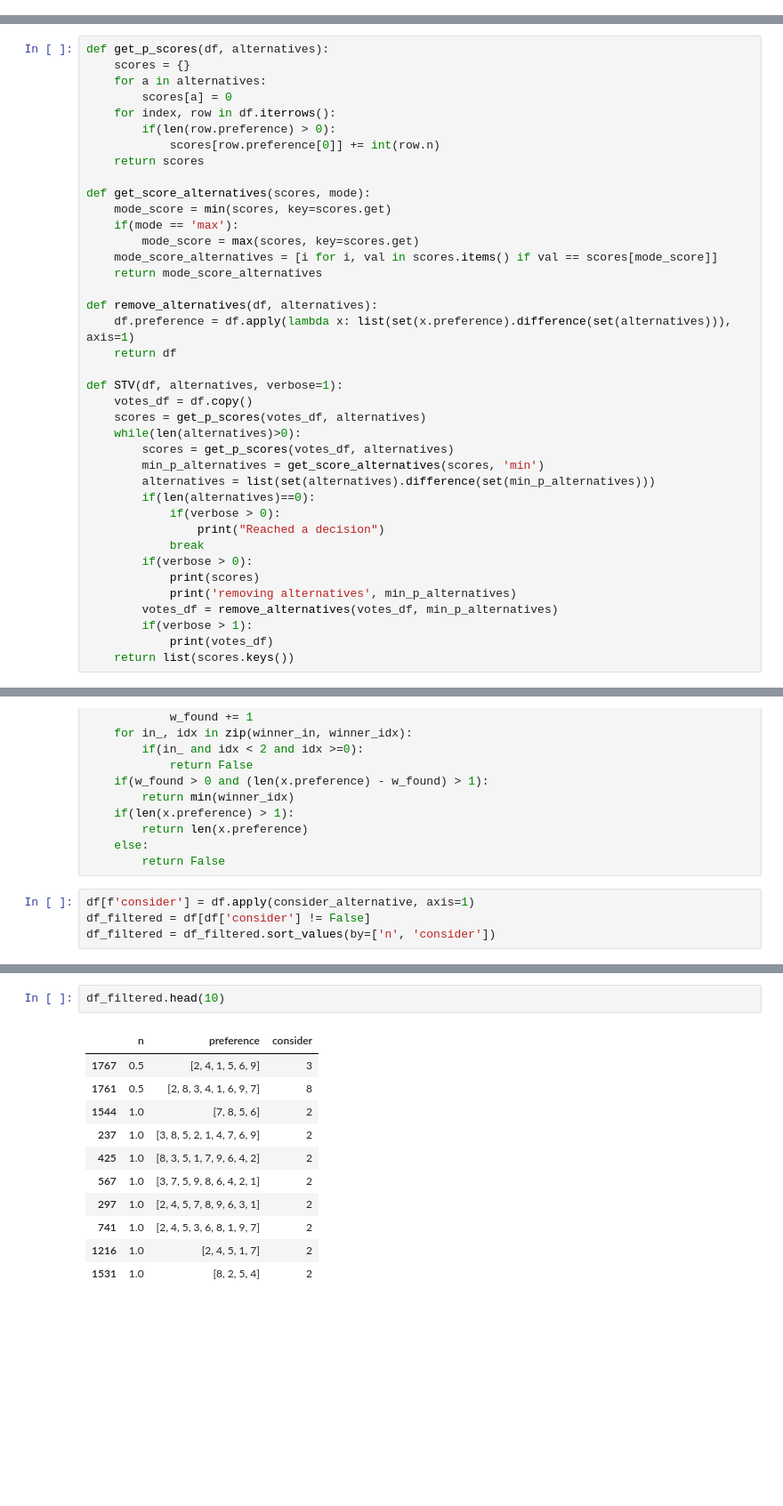
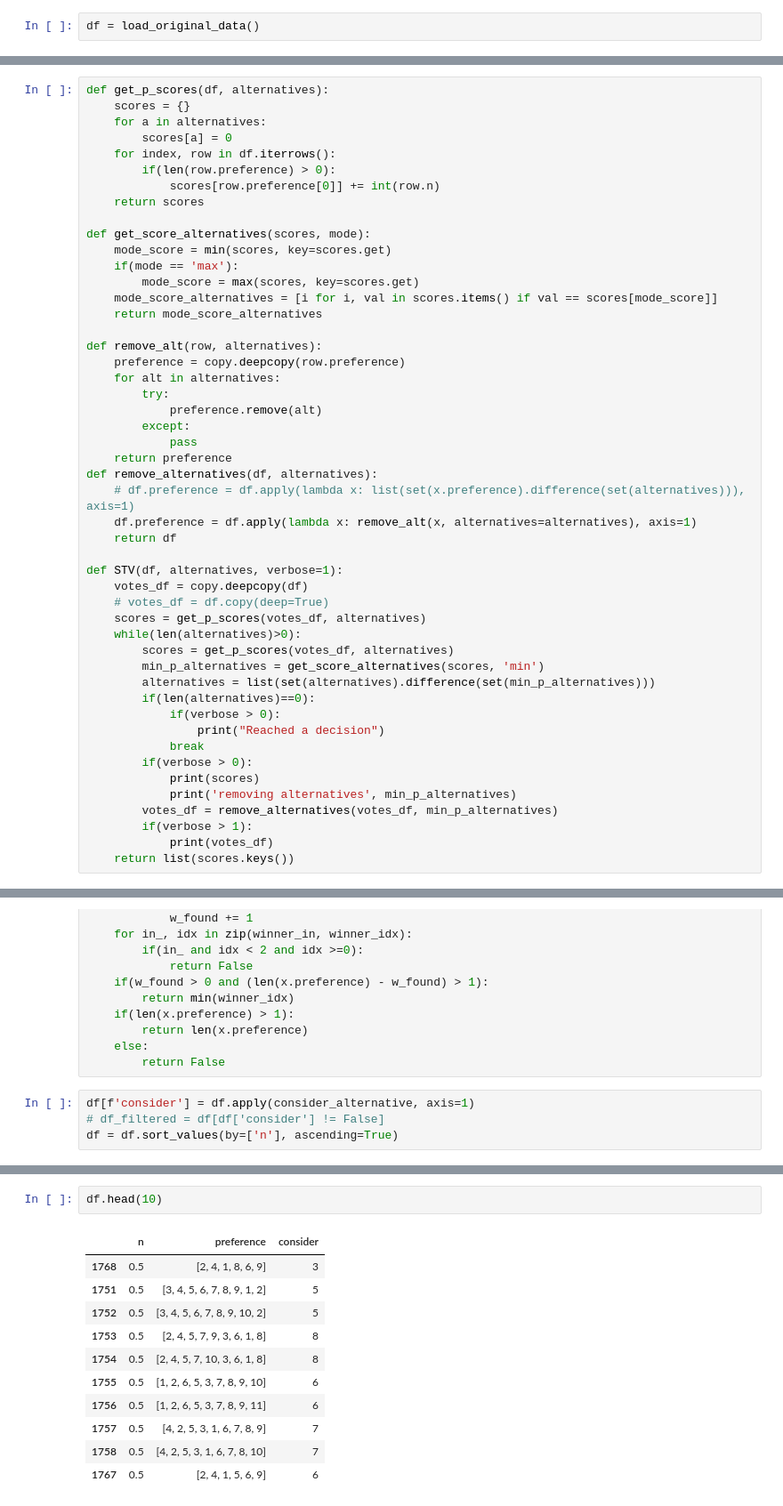
Before and after one commit to juanluislopez24/CSC_homework_3_group4, a Jupyter notebook: STV.ipynb, the cells around one changed output, grey strips where cells are left out. Shown at 89% size. Cells and saved outputs as stored; diff of their text form; blank space fills up the shorter version.

```diff
--- a/STV.ipynb
+++ b/STV.ipynb
@@ -65,0 +46,2 @@ defaultdict(int,
+# %%
+df = load_original_data()
@@ -120,12 +106,22 @@ def get_score_alternatives(scores, mode):
     mode_score_alternatives = [i for i, val in scores.items() if val == scores[mode_score]]
     return mode_score_alternatives
 
+def remove_alt(row, alternatives):
+    preference = copy.deepcopy(row.preference)
+    for alt in alternatives:
+        try:
+            preference.remove(alt)
+        except:
+            pass
+    return preference
 def remove_alternatives(df, alternatives):
-    df.preference = df.apply(lambda x: list(set(x.preference).difference(set(alternatives))), axis=1)
+    # df.preference = df.apply(lambda x: list(set(x.preference).difference(set(alternatives))), axis=1)
+    df.preference = df.apply(lambda x: remove_alt(x, alternatives=alternatives), axis=1)
     return df
 
 def STV(df, alternatives, verbose=1):
-    votes_df = df.copy()
+    votes_df = copy.deepcopy(df)
+    # votes_df = df.copy(deep=True)
     scores = get_p_scores(votes_df, alternatives)
     while(len(alternatives)>0):
         scores = get_p_scores(votes_df, alternatives)
@@ -187,5 +199,5 @@ def consider_alternative(x):
         return False
 # %%
 df[f'consider'] = df.apply(consider_alternative, axis=1)
-df_filtered = df[df['consider'] != False]
-df_filtered = df_filtered.sort_values(by=['n', 'consider'])
+# df_filtered = df[df['consider'] != False]
+df = df.sort_values(by=['n'], ascending=True)
@@ -192,14 +220,14 @@ df_filtered = df_filtered.sort_values(by=['n', 'consider'])
 # %%
-df_filtered.head(10)
+df.head(10)
 # %% [output]
 |  | n | preference | consider |
-| 1767 | 0.5 | [2, 4, 1, 5, 6, 9] | 3 |
-| 1761 | 0.5 | [2, 8, 3, 4, 1, 6, 9, 7] | 8 |
-| 1544 | 1.0 | [7, 8, 5, 6] | 2 |
-| 237 | 1.0 | [3, 8, 5, 2, 1, 4, 7, 6, 9] | 2 |
-| 425 | 1.0 | [8, 3, 5, 1, 7, 9, 6, 4, 2] | 2 |
-| 567 | 1.0 | [3, 7, 5, 9, 8, 6, 4, 2, 1] | 2 |
-| 297 | 1.0 | [2, 4, 5, 7, 8, 9, 6, 3, 1] | 2 |
-| 741 | 1.0 | [2, 4, 5, 3, 6, 8, 1, 9, 7] | 2 |
-| 1216 | 1.0 | [2, 4, 5, 1, 7] | 2 |
-| 1531 | 1.0 | [8, 2, 5, 4] | 2 |
+| 1768 | 0.5 | [2, 4, 1, 8, 6, 9] | 3 |
+| 1751 | 0.5 | [3, 4, 5, 6, 7, 8, 9, 1, 2] | 5 |
+| 1752 | 0.5 | [3, 4, 5, 6, 7, 8, 9, 10, 2] | 5 |
+| 1753 | 0.5 | [2, 4, 5, 7, 9, 3, 6, 1, 8] | 8 |
+| 1754 | 0.5 | [2, 4, 5, 7, 10, 3, 6, 1, 8] | 8 |
+| 1755 | 0.5 | [1, 2, 6, 5, 3, 7, 8, 9, 10] | 6 |
+| 1756 | 0.5 | [1, 2, 6, 5, 3, 7, 8, 9, 11] | 6 |
+| 1757 | 0.5 | [4, 2, 5, 3, 1, 6, 7, 8, 9] | 7 |
+| 1758 | 0.5 | [4, 2, 5, 3, 1, 6, 7, 8, 10] | 7 |
+| 1767 | 0.5 | [2, 4, 1, 5, 6, 9] | 6 |
```
Also changed, not shown: parts of 34 cells of this notebook.
